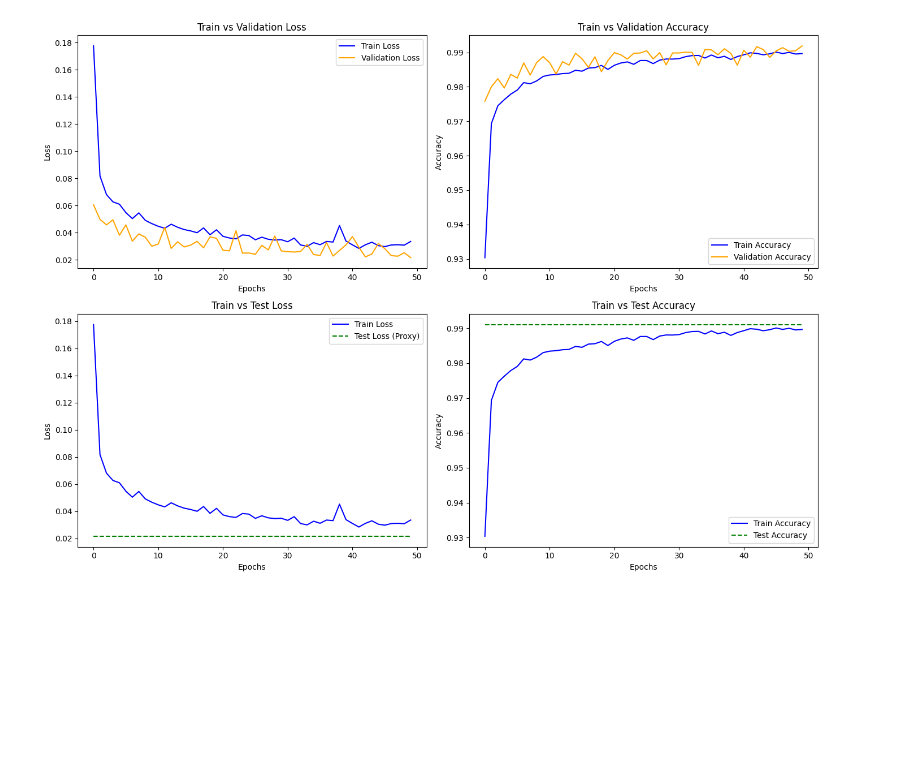
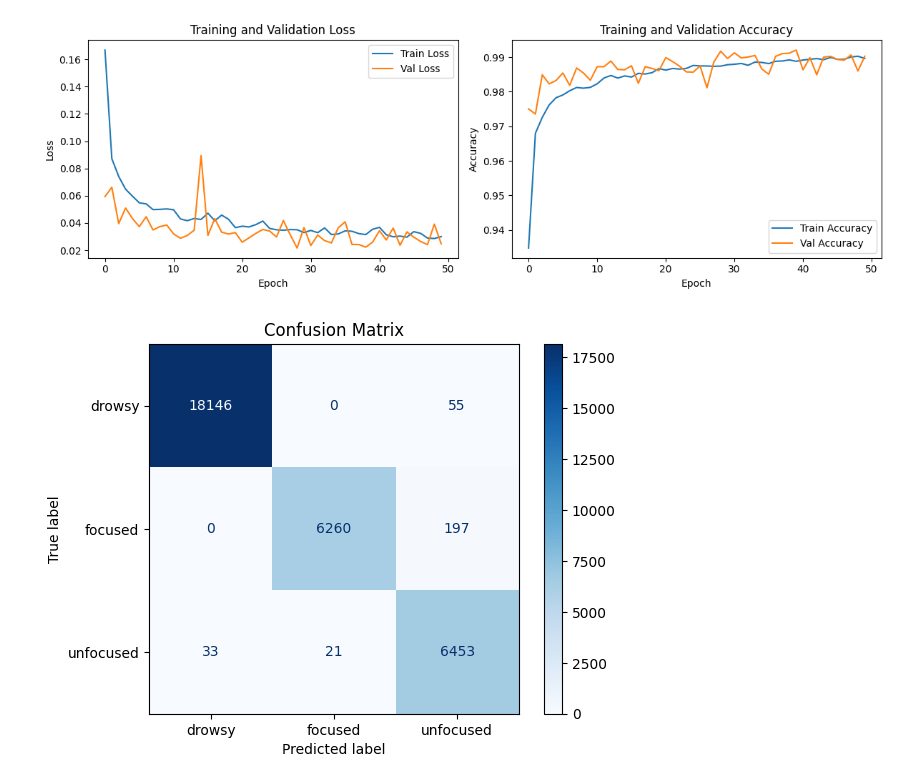
Before and after one commit to letruongzzio/Mental-Attention-States-Classification-Using-EEG-Data, a Jupyter notebook: model_implementation/deep_learning_models/notebooks/MLP_Model.ipynb, the cells around one changed output. Cells and saved outputs as stored; diff of their text form; code cells hidden in the pictures; blank space fills up the shorter version.

```diff
--- a/model_implementation/deep_learning_models/notebooks/MLP_Model.ipynb
+++ b/model_implementation/deep_learning_models/notebooks/MLP_Model.ipynb
@@ -170,31 +172,37 @@ Epoch 50/50 - Train Loss: 0.0336 - Train Accuracy: 0.9896 - Val Loss: 0.0216 - V
 # %%
 # Evaluate the model
-def evaluate_model(model, dataloader):
+def evaluate_model(model, dataloader, class_names):
     model.eval()
     total_correct = 0
     total_samples = 0
     all_labels = []
     all_predictions = []
+    all_probs = []
 
     with torch.no_grad():
         for inputs, labels in dataloader:
             inputs, labels = inputs.to(device), labels.to(device)
             outputs = model(inputs)
+            probs = torch.softmax(outputs, dim=1).cpu().numpy()
             _, predicted = torch.max(outputs, 1)
+
             total_correct += (predicted == labels).sum().item()
             total_samples += labels.size(0)
 
             all_labels.extend(labels.cpu().numpy())
             all_predictions.extend(predicted.cpu().numpy())
+            all_probs.extend(probs)
 
     accuracy = total_correct / total_samples
-    return accuracy, all_labels, all_predictions
+    return accuracy, all_labels, all_predictions, np.array(all_probs)
 # %%
 # Evaluate on the test set
-test_accuracy, test_labels, test_predictions = evaluate_model(model, dataloaders["test"])
+test_accuracy, test_labels, test_predictions, test_probs = evaluate_model(
+    model, dataloaders["test"], class_names=label_encoder.classes_
+)
 print(f"Test Accuracy: {test_accuracy:.4f}")
 
 # Classification report
-print("\nClassification Report:")
-print(classification_report(test_labels, test_predictions, target_names=label_encoder.classes_))
+report = classification_report(test_labels, test_predictions, target_names=label_encoder.classes_)
+print(report)
 # %% [output]
@@ -210,51 +216,3 @@ Classification Report:
     accuracy                           0.99     31165
    macro avg       0.99      0.99      0.99     31165
 weighted avg       0.99      0.99      0.99     31165
-# %%
-# Visualization
-plt.figure(figsize=(14, 10))
-
-# Loss plot: Train vs Validation
-plt.subplot(2, 2, 1)
-plt.plot(train_losses, label="Train Loss", color="blue")
-plt.plot(val_losses, label="Validation Loss", color="orange")
-plt.xlabel("Epochs")
-plt.ylabel("Loss")
-plt.title("Train vs Validation Loss")
-plt.legend()
-
-# Accuracy plot: Train vs Validation
-plt.subplot(2, 2, 2)
-plt.plot(train_accuracies, label="Train Accuracy", color="blue")
-plt.plot(val_accuracies, label="Validation Accuracy", color="orange")
-plt.xlabel("Epochs")
-plt.ylabel("Accuracy")
-plt.title("Train vs Validation Accuracy")
-plt.legend()
-
-# Loss plot: Train vs Test
-plt.subplot(2, 2, 3)
-plt.plot(train_losses, label="Train Loss", color="blue")
-# Adding a constant test loss for comparison
-test_loss = [val_losses[-1]] * len(train_losses)  # Using last validation loss as proxy for test loss
-plt.plot(test_loss, label="Test Loss (Proxy)", color="green", linestyle="--")
-plt.xlabel("Epochs")
-plt.ylabel("Loss")
-plt.title("Train vs Test Loss")
-plt.legend()
-
-# Accuracy plot: Train vs Test
-plt.subplot(2, 2, 4)
-plt.plot(train_accuracies, label="Train Accuracy", color="blue")
-# Adding a constant test accuracy for comparison
-test_accuracy_list = [test_accuracy] * len(train_accuracies)
-plt.plot(test_accuracy_list, label="Test Accuracy", color="green", linestyle="--")
-plt.xlabel("Epochs")
-plt.ylabel("Accuracy")
-plt.title("Train vs Test Accuracy")
-plt.legend()
-
-plt.tight_layout()
-plt.show()
-# %% [output]
-[figure, removed]
@@ -260,0 +268,14 @@ plt.show()
+# %%
+plot_results(
+    train_losses,
+    val_losses,
+    train_accuracies,
+    val_accuracies,
+    test_labels,
+    test_predictions,
+    test_probs,
+    label_encoder.classes_
+)
+# %% [output]
+[figure, added]
+[figure, added]
```
Also changed, not shown: parts of 5 cells of this notebook, 3 other files.
